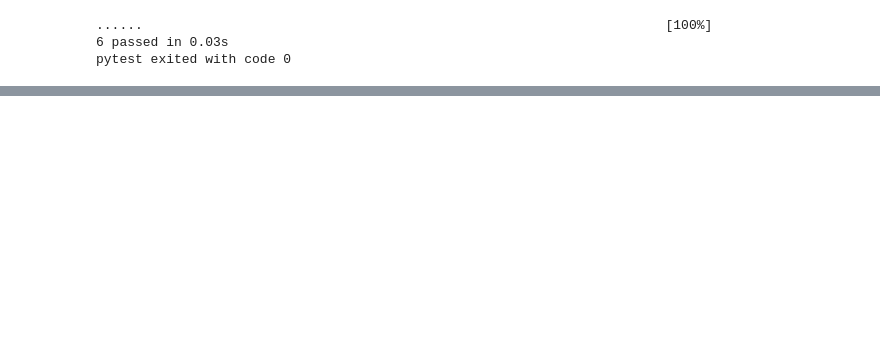
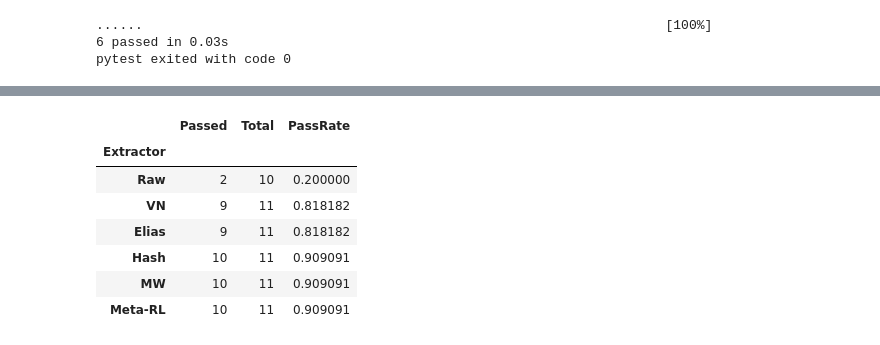
Before and after one commit to WarriorErik/QRANDOPT, a Jupyter notebook: notebooks/milestone3.ipynb, the cells around one changed output, grey strips where cells are left out. Drawn from its saved outputs; the diff is of its cells as text; code cells hidden in the pictures; blank space fills up the shorter version.

```diff
--- a/notebooks/milestone3.ipynb
+++ b/notebooks/milestone3.ipynb
@@ -194,0 +485,52 @@ N=20000 | before=0.304 | after=0.317 | len=16905
+# %%
+#  Comparing Pass‐Rates for Each Extractor
+import numpy as np
+import pandas as pd
+from nistrng import (
+    SP800_22R1A_BATTERY,
+    check_eligibility_all_battery,
+    run_all_battery
+)
+
+def pass_rate(bits):
+    seq = np.array(bits, dtype=np.int8)
+    eligible = check_eligibility_all_battery(seq, SP800_22R1A_BATTERY)
+    results = run_all_battery(seq, eligible, False)
+    total = len(results)
+    passed = sum(1 for res, _ in results if res.passed)
+    return passed, total
+
+# Building the streams dict (reuse raw, meta_out, etc.)
+streams = {
+    'Raw':     raw,
+    'VN':      von_neumann(raw_bits),
+    'Elias':   elias(raw_bits),
+    'Hash':    universal_hash(raw_bits, seed="seed"),
+    'MW':      ExtractorEnv._bytes_to_bits(
+                   maurer_wolf_extractor(bits_to_bytes(raw_bits),
+                                        seed=b"seed",
+                                        output_len=len(raw_bits)//2)
+               ),
+    'Meta‑RL': meta_out
+}
+
+# Computing pass‐rates
+data = []
+for name, bits in streams.items():
+    p, n = pass_rate(bits)
+    data.append({'Extractor': name,
+                 'Passed':    p,
+                 'Total':     n,
+                 'PassRate':  p/n})
+
+df_rates = pd.DataFrame(data).set_index('Extractor')
+df_rates
+# %% [output]
+|  | Passed | Total | PassRate |
+| Extractor |  |  |  |
+| Raw | 2 | 10 | 0.200000 |
+| VN | 9 | 11 | 0.818182 |
+| Elias | 9 | 11 | 0.818182 |
+| Hash | 10 | 11 | 0.909091 |
+| MW | 10 | 11 | 0.909091 |
+| Meta‑RL | 10 | 11 | 0.909091 |
```
Also changed, not shown: parts of 12 cells of this notebook, 4 other files.
